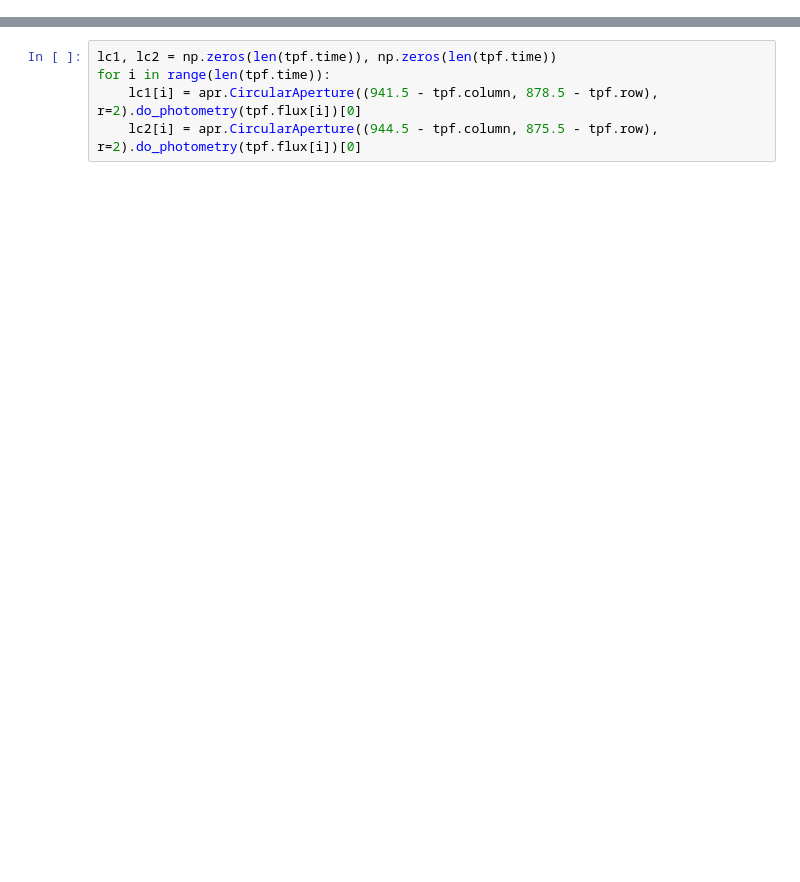
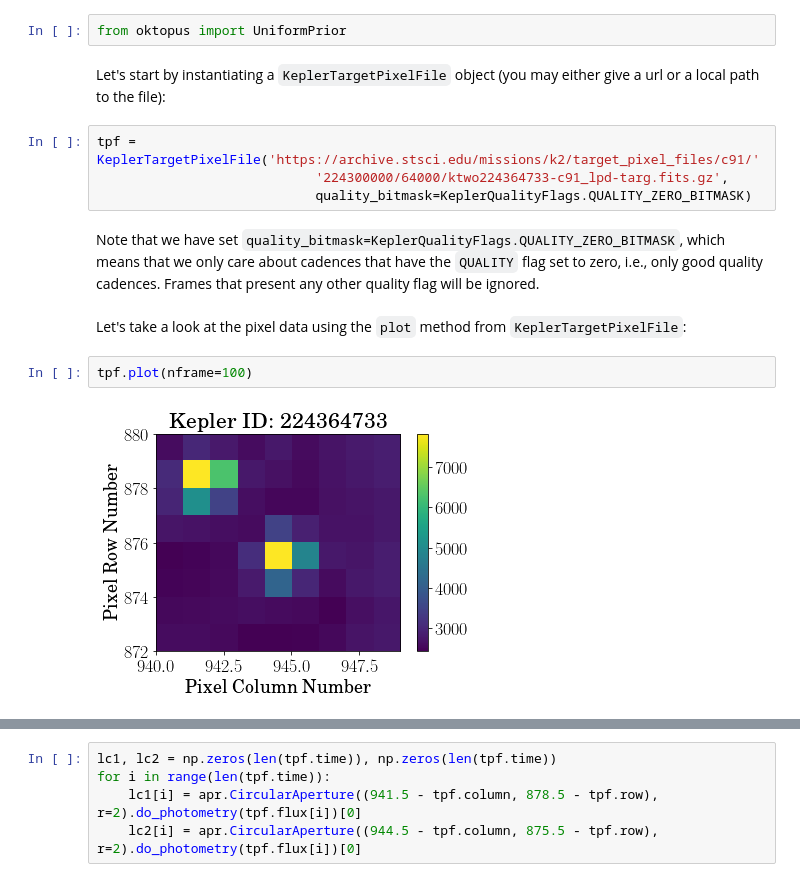
Before and after one commit to KeplerGO/oktopus, a Jupyter notebook: docs/source/notebooks/c9-prf-fitting.ipynb, the cells around one changed output, grey strips where cells are left out. Saved outputs shown, nothing was run; the diff lists cells and outputs as text; blank space fills up the shorter version.

Commit message:
update git ignore and prf-fitting notebook

```diff
--- a/docs/source/notebooks/c9-prf-fitting.ipynb
+++ b/docs/source/notebooks/c9-prf-fitting.ipynb
@@ -18,0 +47,17 @@ or matplotlib.backends is imported for the first time.
+# %%
+from oktopus import UniformPrior
+# %% [markdown]
+Let's start by instantiating a ``KeplerTargetPixelFile`` object (you may either give a url or a local path to the file):
+# %%
+tpf = KeplerTargetPixelFile('https://archive.stsci.edu/missions/k2/target_pixel_files/c91/'
+                            '224300000/64000/ktwo224364733-c91_lpd-targ.fits.gz',
+                            quality_bitmask=KeplerQualityFlags.QUALITY_ZERO_BITMASK)
+# %% [markdown]
+Note that we have set ``quality_bitmask=KeplerQualityFlags.QUALITY_ZERO_BITMASK``, which means that we only care about cadences that have the ``QUALITY`` flag set to zero, i.e., only good quality cadences. Frames that present any other
+quality flag will be ignored.
+# %% [markdown]
+Let's take a look at the pixel data using the ``plot`` method from ``KeplerTargetPixelFile``:
+# %%
+tpf.plot(nframe=100)
+# %% [output]
+[figure, added]
```
Also changed, not shown: parts of 93 cells of this notebook, 1 other file.
